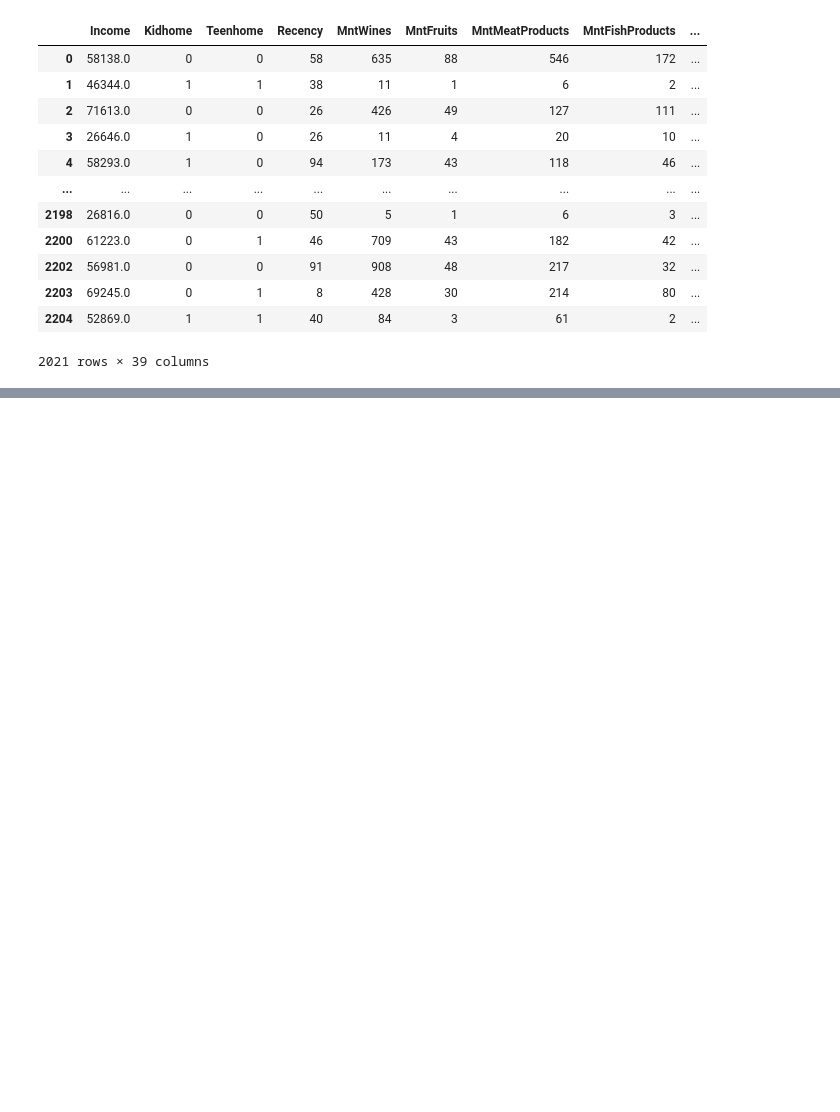
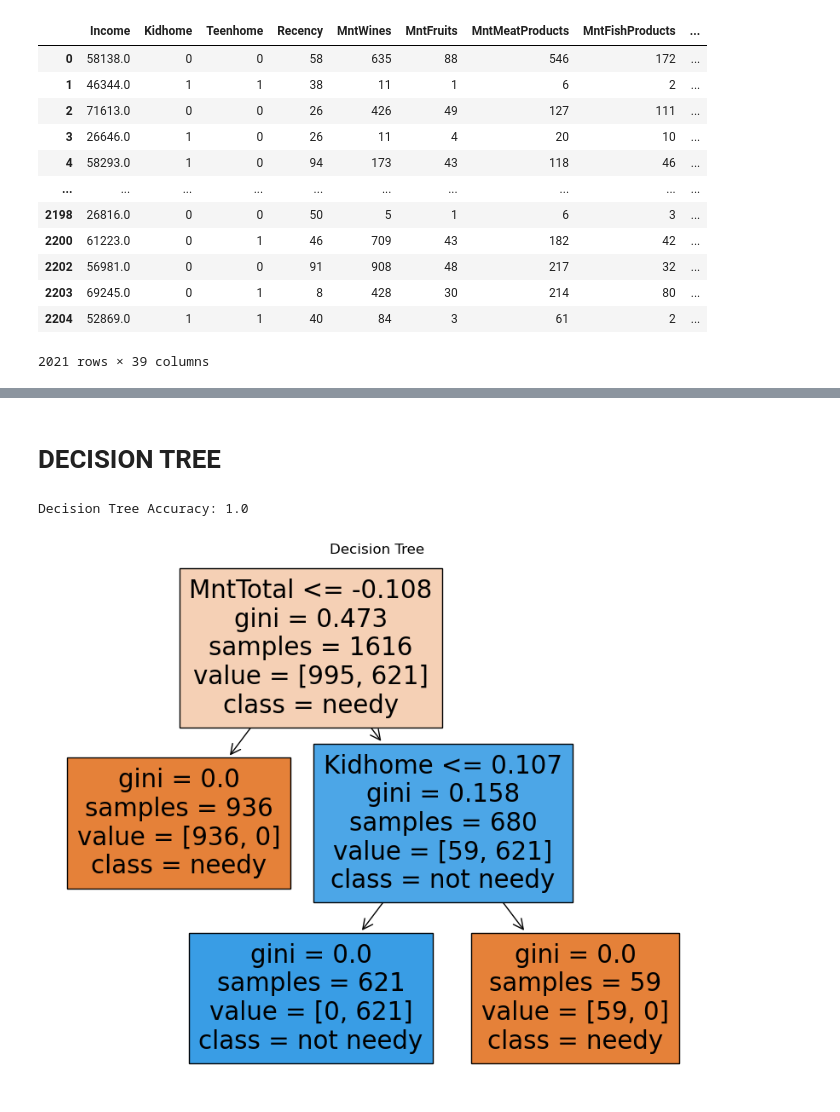
Before and after one commit to mariamusman1/Customer_Product_Analysis, a Jupyter notebook: Customer_Product_Analysis.ipynb, the cells around one changed output, grey strips where cells are left out. Drawn from its saved outputs; the diff is of its cells as text; code cells hidden in the pictures; blank space fills up the shorter version.

```diff
--- a/Customer_Product_Analysis.ipynb
+++ b/Customer_Product_Analysis.ipynb
@@ -647,0 +641,48 @@ ValueError: could not convert string to float: 'not needy'
+# %% [markdown]
+# DECISION TREE
+# %%
+import pandas as pd
+from sklearn.model_selection import train_test_split
+from sklearn.tree import DecisionTreeClassifier
+from sklearn.preprocessing import StandardScaler
+
+
+# Create a new column 'needy' based on the given conditions
+df['needy'] = df.apply(lambda row: 'needy' if (row['Kidhome'] > 0 or row['MntTotal'] < 500) else 'not needy', axis=1)
+
+# Define features and target variable
+X = df[['marital_Married', 'Kidhome', 'MntTotal', 'Income']]
+y = df['needy']
+
+# Split data into train, test and validation sets
+X_train, X_test, y_train, y_test = train_test_split(X, y, test_size=0.2, random_state=42)
+
+# Scale features
+scaler = StandardScaler()
+X_train_scaled = scaler.fit_transform(X_train)
+X_test_scaled = scaler.transform(X_test)
+
+# Create a Decision Tree classifier and fit it to the training data
+dt = DecisionTreeClassifier(random_state=42)
+dt.fit(X_train_scaled, y_train)
+
+# Predict the labels of the test data
+y_pred_dt = dt.predict(X_test_scaled)
+
+# Evaluate the accuracy of the Decision Tree model
+accuracy_dt = dt.score(X_test_scaled, y_test)
+print("Decision Tree Accuracy:", accuracy_dt)
+# %% [output]
+Decision Tree Accuracy: 1.0
+# %%
+import matplotlib.pyplot as plt
+import seaborn as sns
+from sklearn.tree import plot_tree
+
+# Visualize the Decision Tree
+plt.figure(figsize=(10, 8))
+plot_tree(dt, feature_names=X.columns, class_names=dt.classes_, filled=True)
+plt.title('Decision Tree')
+plt.show()
+# %% [output]
+[figure, added]
```
Also changed, not shown: parts of 12 cells of this notebook.
